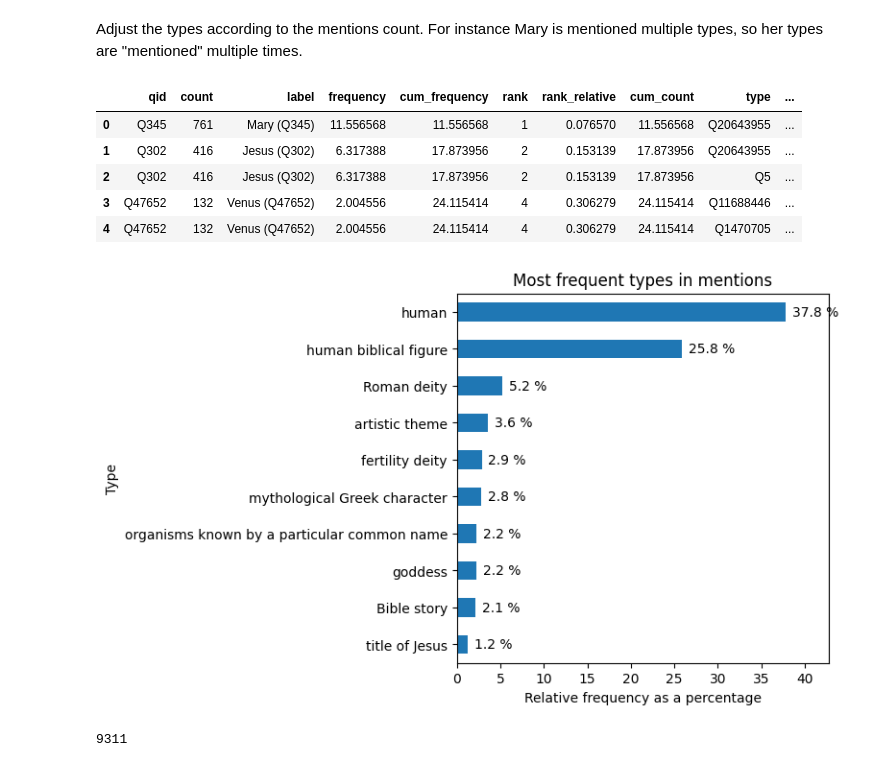
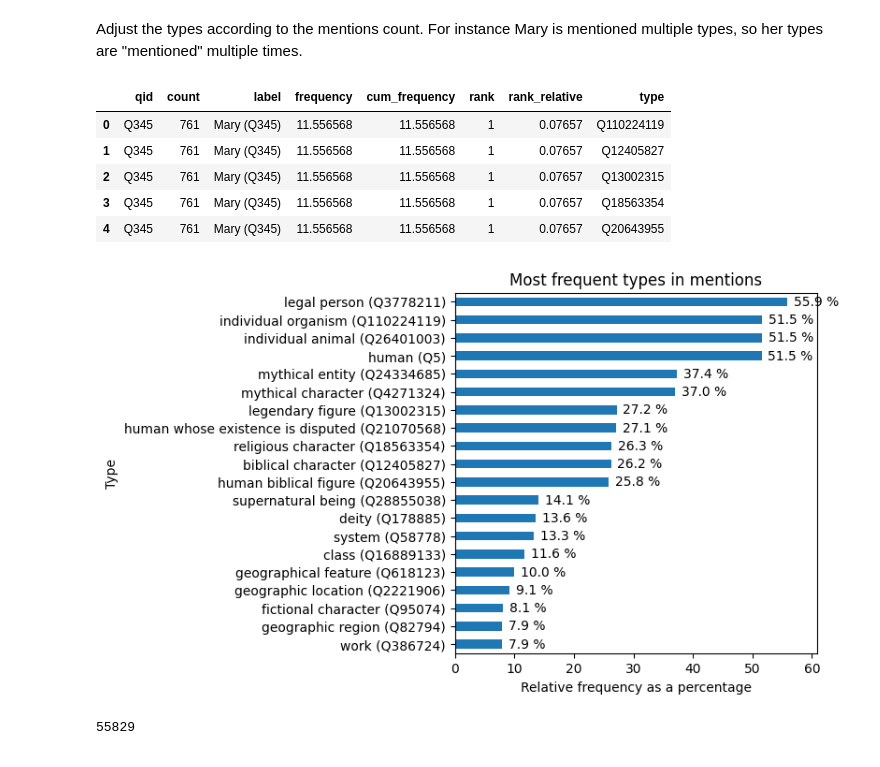
Before and after one commit to HPI-Information-Systems/MELArt, a Jupyter notebook: statistics_subjects.ipynb, the cells around one changed output. Cells and saved outputs as stored; diff of their text form; code cells hidden in the pictures.

Commit message:
Enhanced type coverage stats

```diff
--- a/statistics_subjects.ipynb
+++ b/statistics_subjects.ipynb
@@ -113,7 +156,7 @@ get_all_types(['Q159099','Q259261'])
 # %%
 # dataframe with qid and type
 dfs=[]
-batch_size=100
+batch_size=1000
 all_candidate_qids=list(candidates.keys())
 batched_candidates=[{qid:candidates[qid] for qid in all_candidate_qids[i:i+batch_size]} for i in range(0, len(all_candidate_qids), batch_size)]
 dataset_types=[candidates[qid]["types"].keys() for qid in all_candidate_qids]
@@ -122,15 +165,8 @@ for batch in tqdm(batched_candidates):
     types_entity_df=get_all_types(batch.keys())
     types_entity_df=types_entity_df[types_entity_df['type'].isin(dataset_types)]
     dfs.append(types_entity_df)
-# for qid,data in tqdm(candidates.items()):
-#     types_entity_df=get_all_types(qid)
-#     dfs.append(types_entity_df)
-    # types=candidates[qid]['types']
-    # for typeqid,typelabel in types.items():
-    #     df_data.append({'qid':qid, 'type':typeqid, 'type_label':typelabel})
 df_types=pd.concat(dfs)
 print("Total candidates type triples:", len(df_types))
-df_types.head()
 # %% [output]
 Total candidates type triples: 453575
 |  | qid | type |
@@ -278,27 +334,31 @@ Adjust the types according to the mentions count. For instance Mary is mentioned
 df_mention_types=df_mention_counts.merge(df_types, on='qid')
 df_mention_types.head()
 # %% [output]
-|  | qid | count | label | frequency | cum_frequency | rank | rank_relative | cum_count | type | ... |
-| 0 | Q345 | 761 | Mary (Q345) | 11.556568 | 11.556568 | 1 | 0.076570 | 11.556568 | Q20643955 | ... |
-| 1 | Q302 | 416 | Jesus (Q302) | 6.317388 | 17.873956 | 2 | 0.153139 | 17.873956 | Q20643955 | ... |
-| 2 | Q302 | 416 | Jesus (Q302) | 6.317388 | 17.873956 | 2 | 0.153139 | 17.873956 | Q5 | ... |
-| 3 | Q47652 | 132 | Venus (Q47652) | 2.004556 | 24.115414 | 4 | 0.306279 | 24.115414 | Q11688446 | ... |
-| 4 | Q47652 | 132 | Venus (Q47652) | 2.004556 | 24.115414 | 4 | 0.306279 | 24.115414 | Q1470705 | ... |
+|  | qid | count | label | frequency | cum_frequency | rank | rank_relative | type |
+| 0 | Q345 | 761 | Mary (Q345) | 11.556568 | 11.556568 | 1 | 0.07657 | Q110224119 |
+| 1 | Q345 | 761 | Mary (Q345) | 11.556568 | 11.556568 | 1 | 0.07657 | Q12405827 |
+| 2 | Q345 | 761 | Mary (Q345) | 11.556568 | 11.556568 | 1 | 0.07657 | Q13002315 |
+| 3 | Q345 | 761 | Mary (Q345) | 11.556568 | 11.556568 | 1 | 0.07657 | Q18563354 |
+| 4 | Q345 | 761 | Mary (Q345) | 11.556568 | 11.556568 | 1 | 0.07657 | Q20643955 |
 # %%
 # group by type and sum the counts
-df_mention_types_grouped=df_mention_types.groupby('type_label').sum(numeric_only=True).sort_values(by='count', ascending=False)
+df_mention_types_grouped=df_mention_types.groupby('type').sum(numeric_only=True).sort_values(by='count', ascending=False)
 # keep only the count column
 df_mention_types_grouped=df_mention_types_grouped[['count']]
 # normalize
 df_mention_types_grouped['count_norm']=df_mention_types_grouped['count']*100/total_mentions
-k=10
+k=20
 ax=df_mention_types_grouped.head(k).plot.barh(y='count_norm', title='Most frequent types in mentions', figsize=(5,5), xlabel='Relative frequency as a percentage', ylabel='Type', xlim=(0,max(df_mention_types_grouped['count_norm'].head(k))+5), legend=False)
 ax.invert_yaxis()
 ax.bar_label(ax.containers[0], fmt='%.1f %%', padding=5)
+# add labels
+type_labels=sq.sparql_all_lables(df_mention_types_grouped.head(k).index.to_list())
+ax.set_yticklabels([f"{type_labels[type][0]} ({type})" for type in df_mention_types_grouped.head(k).index])
+
 plt.savefig("figures/top_types_mentions.pdf", format="pdf", bbox_inches='tight')
 # %% [output]
-[figure, old version]
+[figure, new version]
 # %%
 sum(df_mention_types_grouped['count'])
 # %% [output]
-9311
+55829
```
Also changed, not shown: parts of 9 cells of this notebook.
